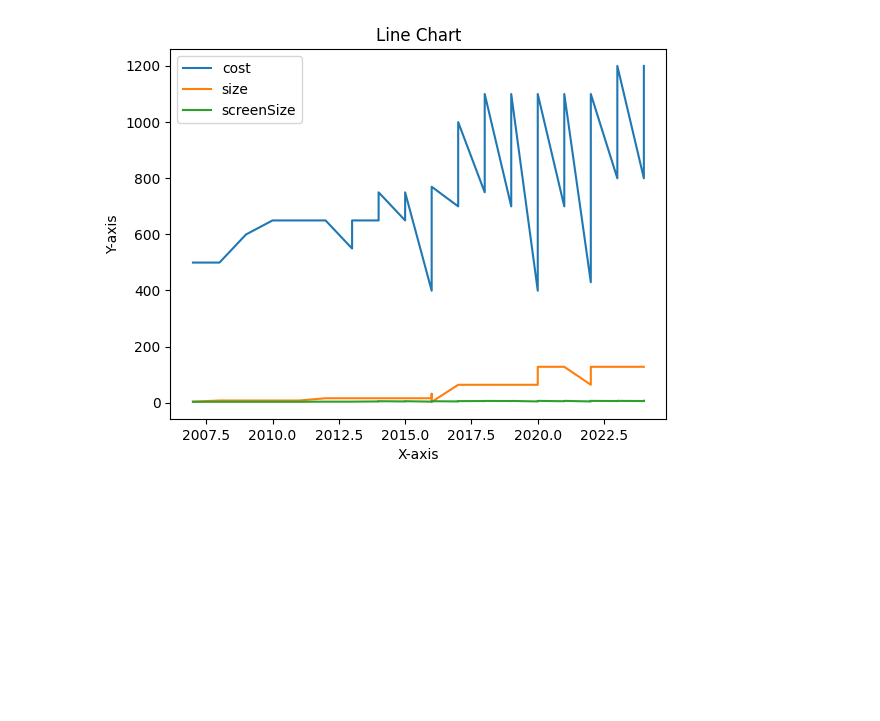
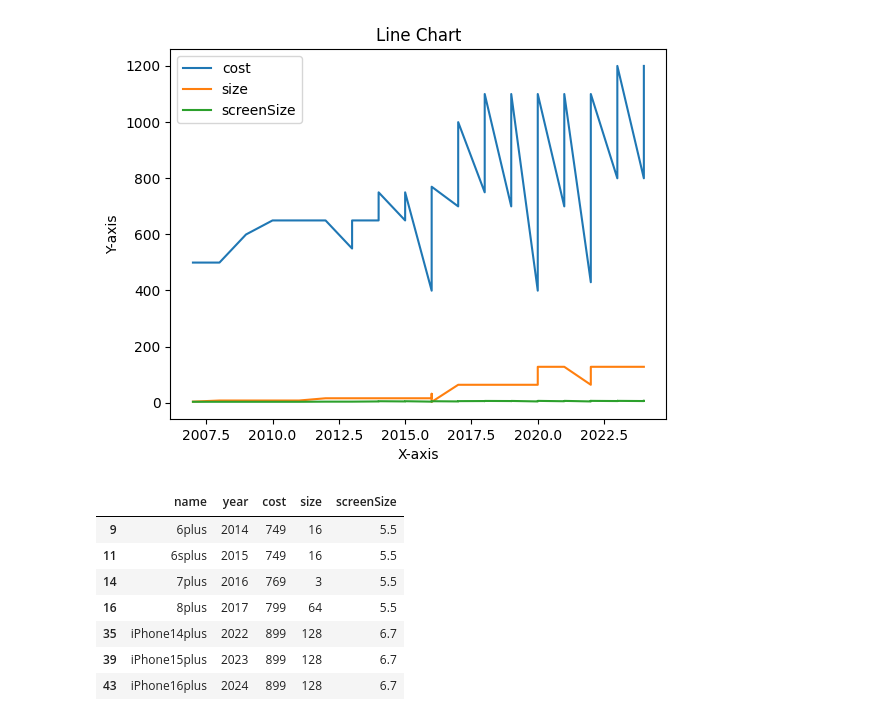
Before and after one commit to Hulkout19/ApplePrediction, a Jupyter notebook: IphoneCost.ipynb, the cells around one changed output. Drawn from its saved outputs; the diff is of its cells as text; code cells hidden in the pictures; blank space fills up the shorter version.

```diff
--- a/IphoneCost.ipynb
+++ b/IphoneCost.ipynb
@@ -90,3 +90,20 @@ plt.ylabel('Y-axis')
 plt.show()
 # %% [output]
 [figure]
+# %%
+dfPlus = pd.read_csv("apple-price.csv")
+
+for index, row in dfPlus.iterrows():
+    if("plus" not in row['name']):
+        dfPlus.drop(index, axis=0, inplace=True)
+
+dfPlus.head(10)
+# %% [output]
+|  | name | year | cost | size | screenSize |
+| 9 | 6plus | 2014 | 749 | 16 | 5.5 |
+| 11 | 6splus | 2015 | 749 | 16 | 5.5 |
+| 14 | 7plus | 2016 | 769 | 3 | 5.5 |
+| 16 | 8plus | 2017 | 799 | 64 | 5.5 |
+| 35 | iPhone14plus | 2022 | 899 | 128 | 6.7 |
+| 39 | iPhone15plus | 2023 | 899 | 128 | 6.7 |
+| 43 | iPhone16plus | 2024 | 899 | 128 | 6.7 |
```
